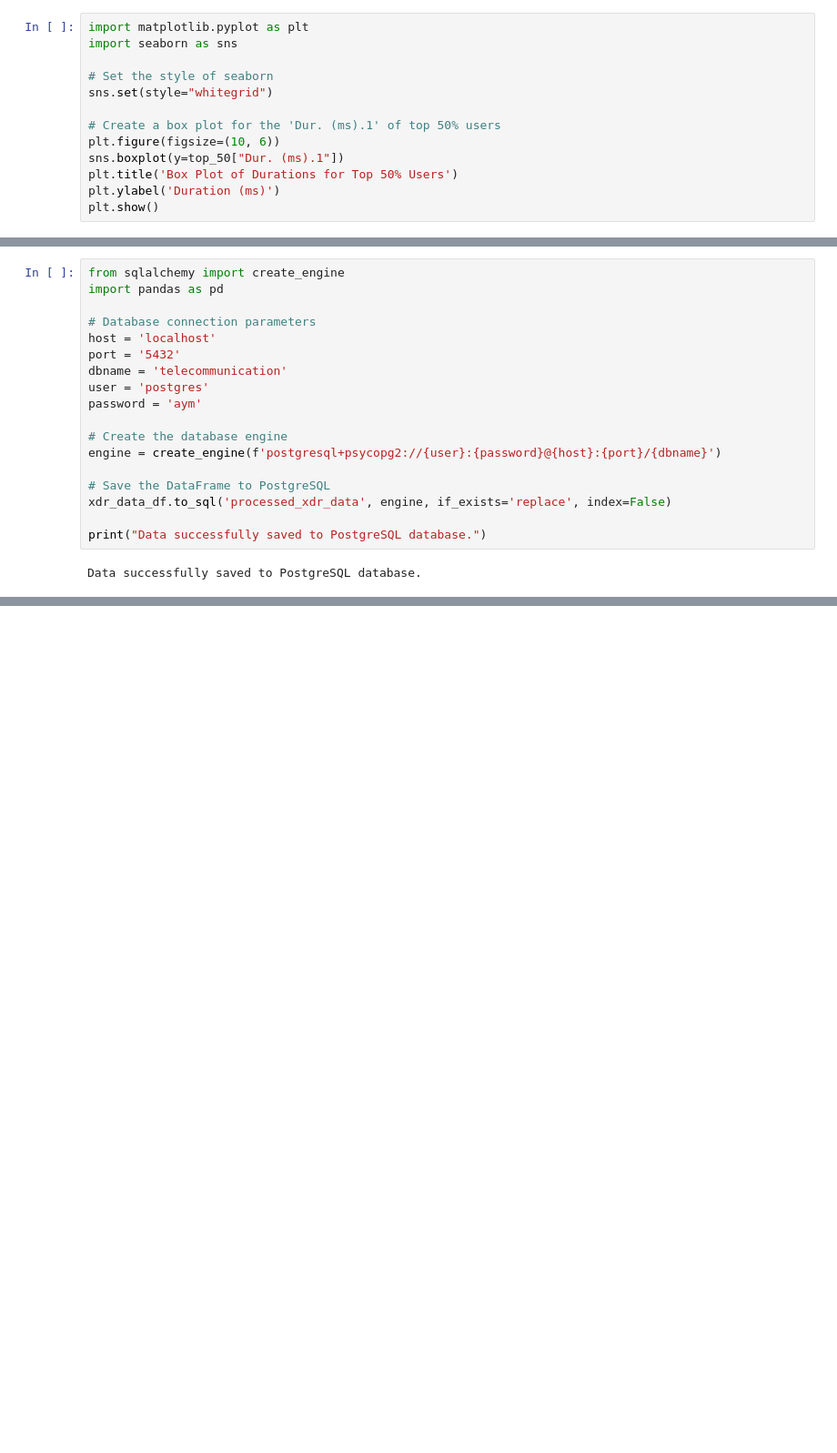
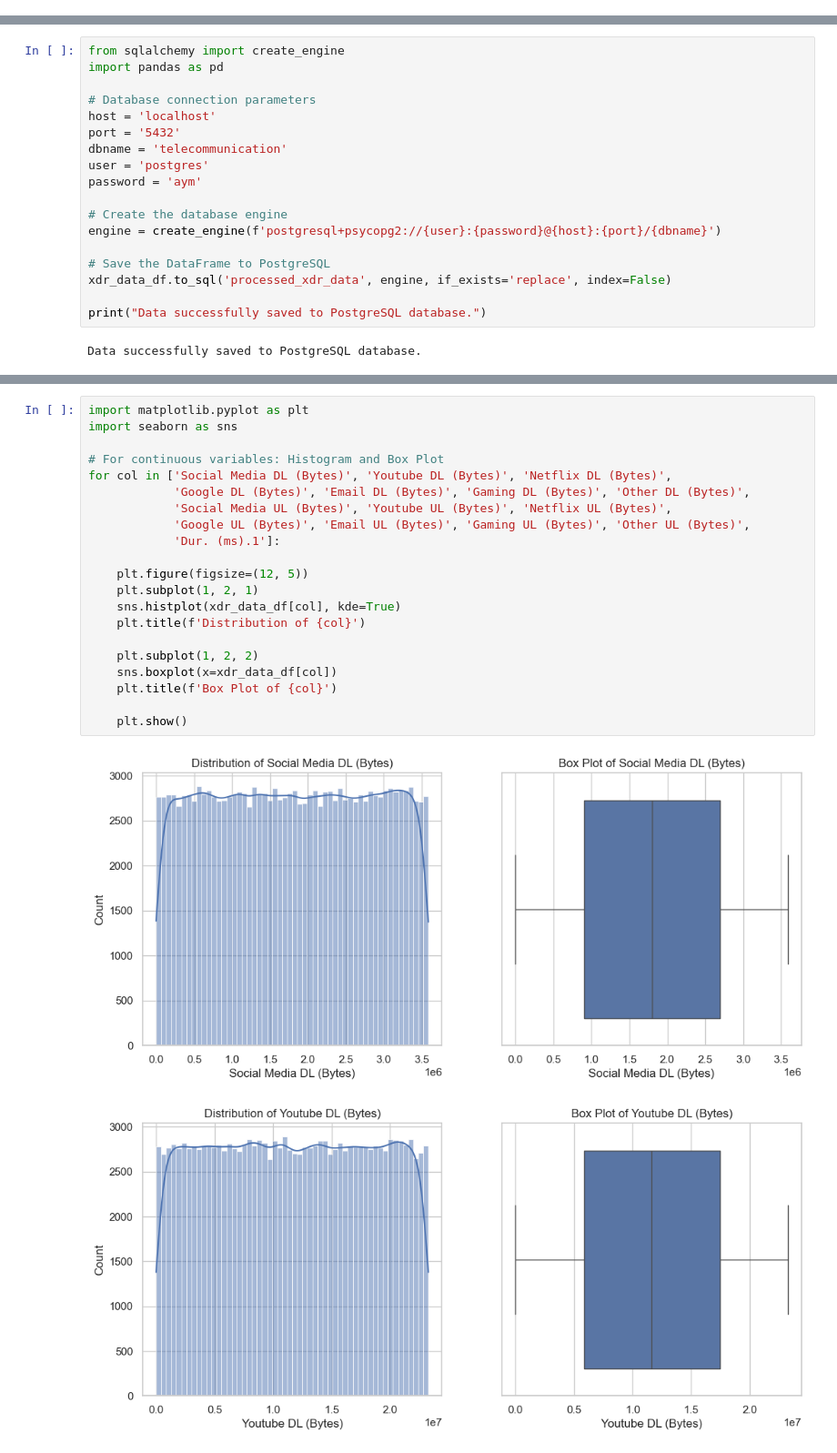
Before and after one commit to sumeyaaaa/TELECOM_COMPANY_ANALYSIS, a Jupyter notebook: notebooks/EDA_analysis.ipynb, the cells around one changed output, grey strips where cells are left out. Shown at 91% size. Cells and saved outputs as stored; diff of their text form; blank space fills up the shorter version.

```diff
--- a/notebooks/EDA_analysis.ipynb
+++ b/notebooks/EDA_analysis.ipynb
@@ -750,13 +600,0 @@ Columns in top_50: Index(['DL TP < 50 Kbps (%)', '50 Kbps < DL TP < 250 Kbps (%)
-# %%
-import matplotlib.pyplot as plt
-import seaborn as sns
-
-# Set the style of seaborn
-sns.set(style="whitegrid")
-
-# Create a box plot for the 'Dur. (ms).1' of top 50% users
-plt.figure(figsize=(10, 6))
-sns.boxplot(y=top_50["Dur. (ms).1"])
-plt.title('Box Plot of Durations for Top 50% Users')
-plt.ylabel('Duration (ms)')
-plt.show()
@@ -863,0 +680,24 @@ Data successfully saved to PostgreSQL database.
+# %%
+import matplotlib.pyplot as plt
+import seaborn as sns
+
+# For continuous variables: Histogram and Box Plot
+for col in ['Social Media DL (Bytes)', 'Youtube DL (Bytes)', 'Netflix DL (Bytes)',
+            'Google DL (Bytes)', 'Email DL (Bytes)', 'Gaming DL (Bytes)', 'Other DL (Bytes)',
+            'Social Media UL (Bytes)', 'Youtube UL (Bytes)', 'Netflix UL (Bytes)',
+            'Google UL (Bytes)', 'Email UL (Bytes)', 'Gaming UL (Bytes)', 'Other UL (Bytes)',
+            'Dur. (ms).1']:
+
+    plt.figure(figsize=(12, 5))
+    plt.subplot(1, 2, 1)
+    sns.histplot(xdr_data_df[col], kde=True)
+    plt.title(f'Distribution of {col}')
+
+    plt.subplot(1, 2, 2)
+    sns.boxplot(x=xdr_data_df[col])
+    plt.title(f'Box Plot of {col}')
+
+    plt.show()
+# %% [output]
+[figure, added]
+[figure, added]
```
Also changed, not shown: parts of 33 cells of this notebook, 1 other file.
